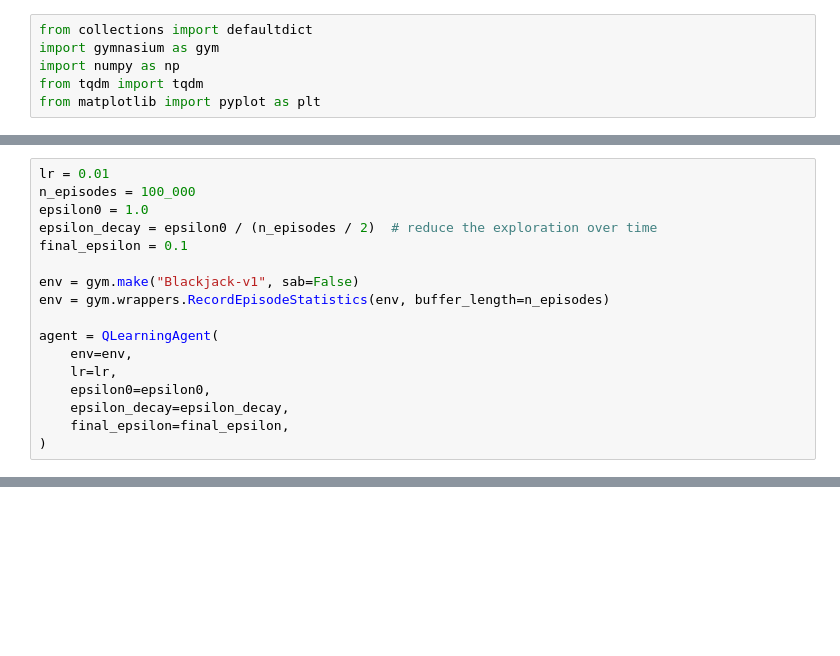
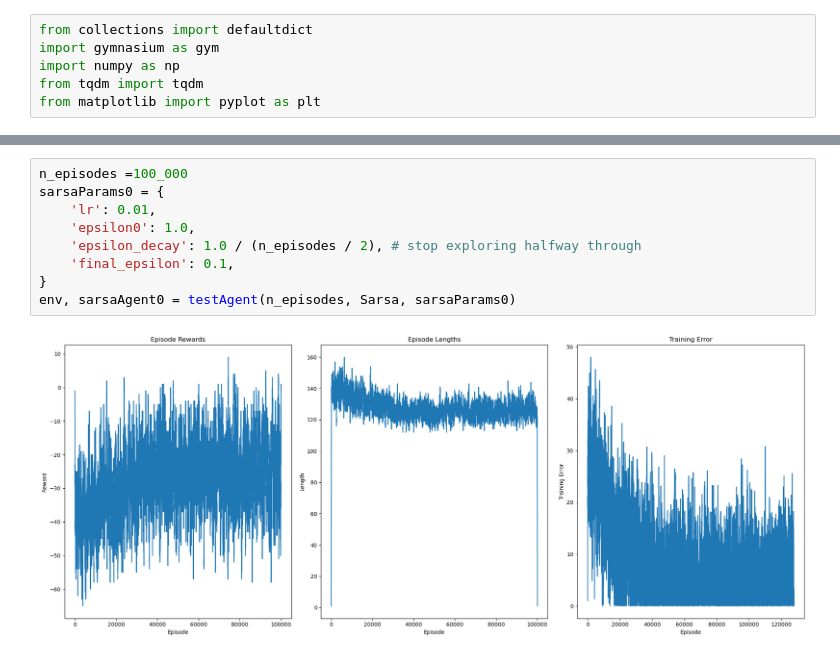
Before and after one commit to mycoalchen/rl-gym-algos, a Jupyter notebook: blackjack.ipynb, the cells around one changed output, grey strips where cells are left out. Cells and saved outputs as stored; diff of their text form; blank space fills up the shorter version.

Commit message:
cleaning + add sarsa

```diff
--- a/blackjack.ipynb
+++ b/blackjack.ipynb
@@ -50,20 +98,3 @@ class QLearningAgent:
 
     def decay_epsilon(self):
         self.epsilon = max(self.final_epsilon, self.epsilon - self.epsilon_decay)
-# %%
-lr = 0.01
-n_episodes = 100_000
-epsilon0 = 1.0
-epsilon_decay = epsilon0 / (n_episodes / 2)  # reduce the exploration over time
-final_epsilon = 0.1
-
-env = gym.make("Blackjack-v1", sab=False)
-env = gym.wrappers.RecordEpisodeStatistics(env, buffer_length=n_episodes)
-
-agent = QLearningAgent(
-    env=env,
-    lr=lr,
-    epsilon0=epsilon0,
-    epsilon_decay=epsilon_decay,
-    final_epsilon=final_epsilon,
-)
@@ -112,0 +172,11 @@ plt.show()
+# %%
+n_episodes =100_000
+sarsaParams0 = {
+    'lr': 0.01,
+    'epsilon0': 1.0,
+    'epsilon_decay': 1.0 / (n_episodes / 2), # stop exploring halfway through
+    'final_epsilon': 0.1,
+}
+env, sarsaAgent0 = testAgent(n_episodes, Sarsa, sarsaParams0)
+# %% [output]
+[figure, added]
```
Also changed, not shown: parts of 7 cells of this notebook.
